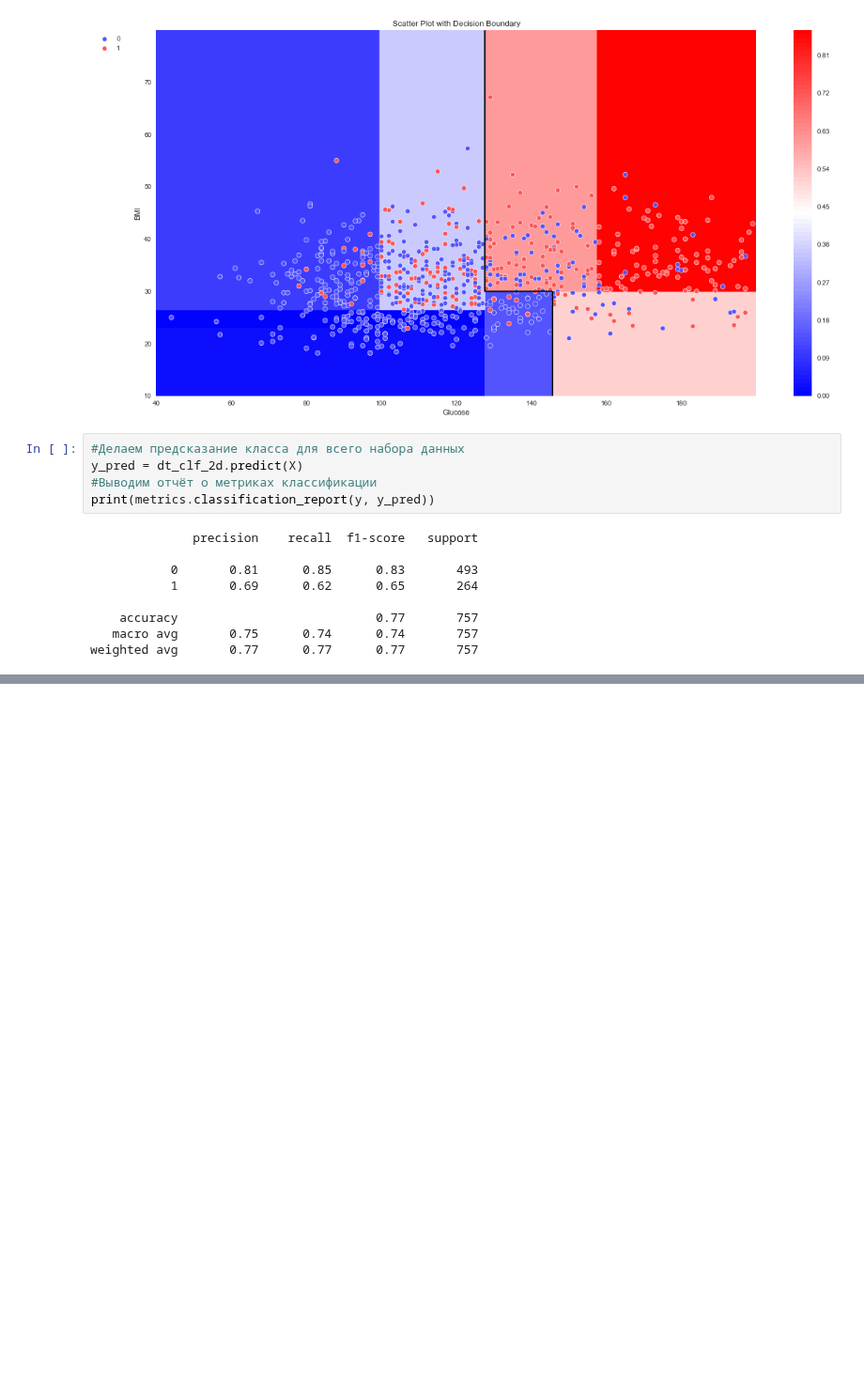
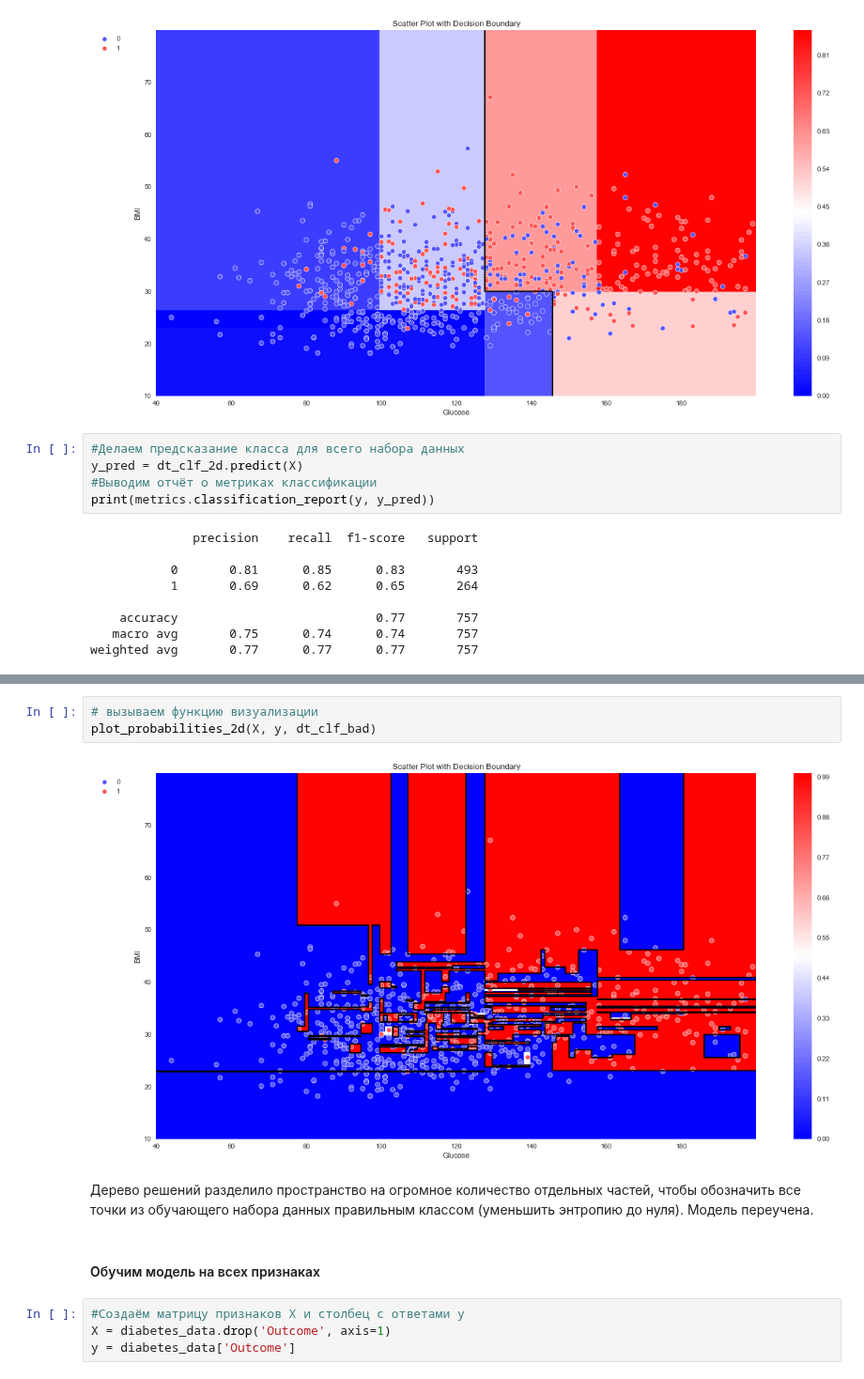
Before and after one commit to DmitriySky47/sf_data_science, a Jupyter notebook: Skillfactory/ML-3_Логистическая_регрессия/decision_tree_1.ipynb, the cells around one changed output, grey strips where cells are left out. Shown at 94% size. Drawn from its saved outputs; the diff is of its cells as text; blank space fills up the shorter version.

```diff
--- a/Skillfactory/ML-3_Логистическая_регрессия/decision_tree_1.ipynb
+++ b/Skillfactory/ML-3_Логистическая_регрессия/decision_tree_1.ipynb
@@ -131,0 +183,13 @@ weighted avg       0.77      0.77      0.77       757
+# %%
+# вызываем функцию визуализации
+plot_probabilities_2d(X, y, dt_clf_bad)
+# %% [output]
+[figure, added]
+# %% [markdown]
+Дерево решений разделило пространство на огромное количество отдельных частей, чтобы обозначить все точки из обучающего набора данных правильным классом (уменьшить энтропию до нуля). Модель переучена.
+# %% [markdown]
+#### Обучим модель на всех признаках
+# %%
+#Создаём матрицу признаков X и столбец с ответами y
+X = diabetes_data.drop('Outcome', axis=1)
+y = diabetes_data['Outcome']
```
Also changed, not shown: parts of 15 cells of this notebook, 1 other file.
